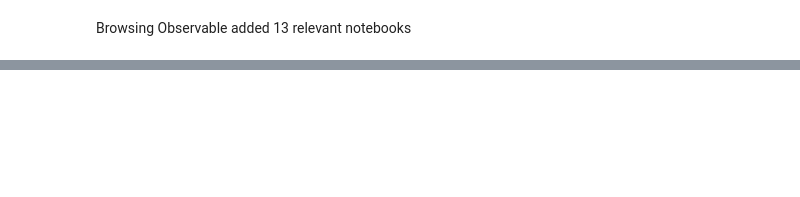
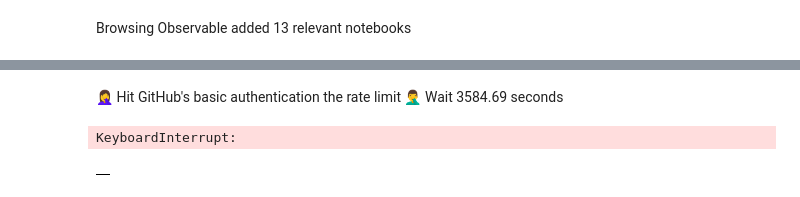
Before and after one commit to steve-kasica/table-scraps, a Jupyter notebook: notebooks-search.ipynb, the cells around one changed output, grey strips where cells are left out. Saved outputs shown, nothing was run; the diff lists cells and outputs as text; code cells hidden in the pictures; blank space fills up the shorter version.

```diff
--- a/notebooks-search.ipynb
+++ b/notebooks-search.ipynb
@@ -62,6 +104,10 @@ displayMarkdown = lambda md: display(Markdown(md))
 getReposBySource = lambda src: repos[repos.source == src].sort_values(by='url')
 
 urlToRow = lambda urls, s, k: [{'url': u, 'source': s, 'is_keeper': k} for u in urls]
+
+def prompt(msg):
+    clear_output(wait=True)
+    displayMarkdown(msg)
 # %% [markdown]
 The `org_blacklist` list contains exclude any repos by specific organizations from the results. The [*Los Angeles Times* Data Desk](https://github.com/datadesk) and [*BuzzFeed News*](https://github.com/buzzfeednews) were deliberately blacklisted from these results because both these organizations maintain an index of all the computational notebooks accompanying published articles. These repos will be integrated into the list later in this notebook.
 # %%
@@ -679,0 +786,37 @@ sns.countplot(y='org',
+# %%
+journalists = []
+
+journalistsCache = 'cache/contributor_results.csv'
+
+def getContributors(kwargs):
+    """ """
+    url = 'https://api.github.com/repos/{owner}/{repo}/contributors'.format(**kwargs)
+    res = pingGitHub(url)
+    return res if res != None else []
+
+if not os.path.exists(journalistsCache):
+    for i, row in repos[repos.is_keeper == True].iterrows():
+        is_success=False
+        while not is_success:
+            prompt('Finding contributors in {}'.format(row.url))
+            try:
+                journalists += [
+                    {'login': c['login'],
+                     'url': row.url,
+                     'commits': c['contributions']
+                    } for c in getContributors(row.to_dict())
+                ]
+                is_success = True
+            except RateLimitError as err:
+                prompt(err.message)
+                time.sleep(err.timeout)
+
+    pd.DataFrame.from_dict(journalists).to_csv(journalistsCache)
+# %% [output]
+🤦‍♀️ Hit GitHub's basic authentication the rate limit 🤦‍♂️
+Wait 3584.69 seconds
+KeyboardInterrupt:
+# %%
+pd.DataFrame.from_dict(journalists)
+# %% [output]
+|  |
```
Also changed, not shown: parts of 27 cells of this notebook, 2 other files.
